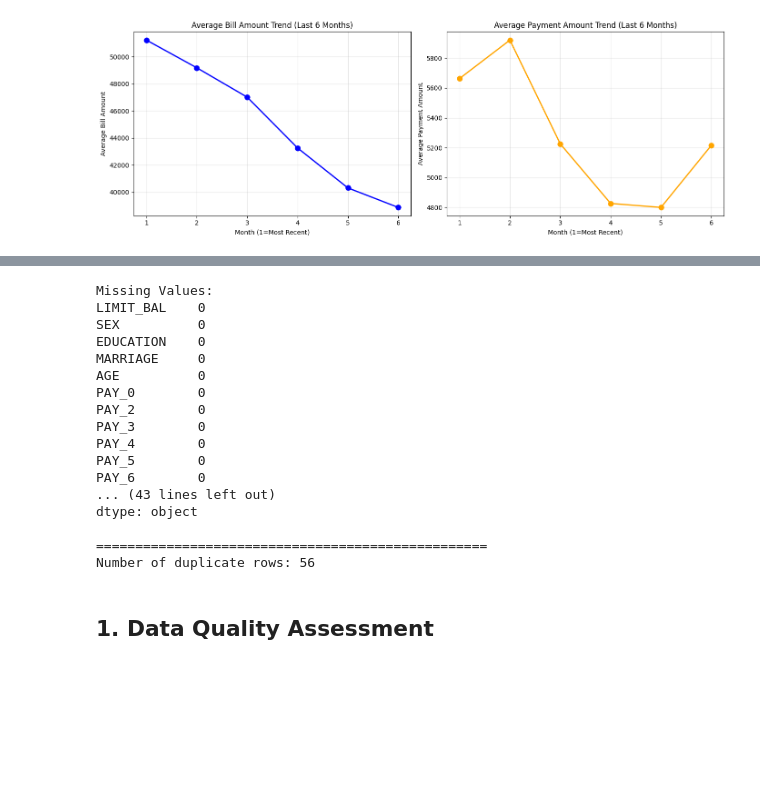
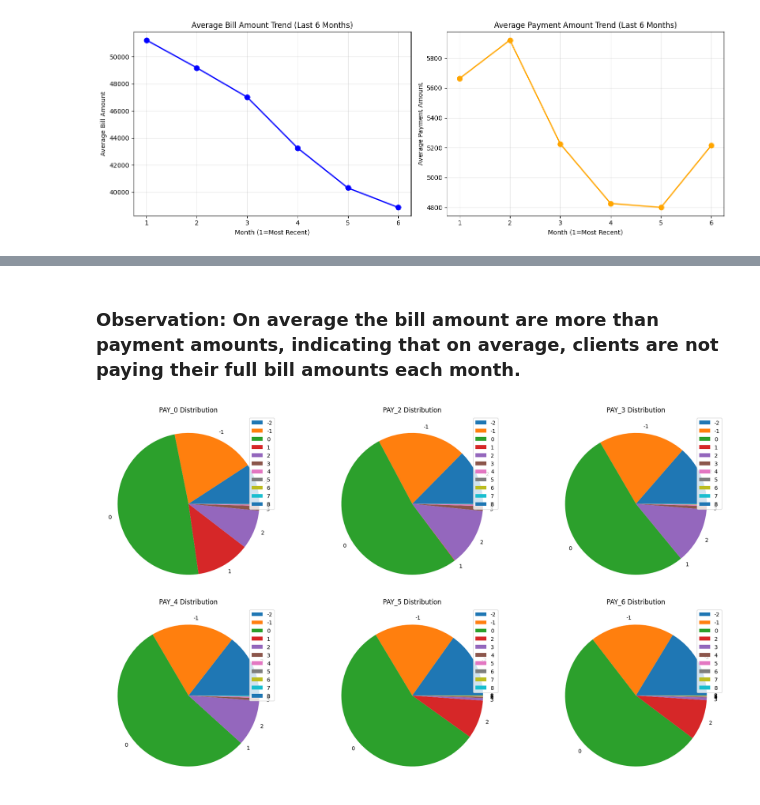
Before and after one commit to c2p-cmd/MLXBenchmark, a Jupyter notebook: src/notebooks/eda.ipynb, the cells around one changed output, grey strips where cells are left out. Cells and saved outputs as stored; diff of their text form; code cells hidden in the pictures; blank space fills up the shorter version.

```diff
--- a/src/notebooks/eda.ipynb
+++ b/src/notebooks/eda.ipynb
@@ -520,16 +219,0 @@ Name: count, dtype: int64
-# %%
-# Box plots to identify outliers
-fig, axes = plt.subplots(2, 2, figsize=(14, 10))
-axes = axes.ravel()
-
-for idx, col in enumerate(numerical_cols):
-    axes[idx].boxplot(X[col], vert=True)
-    axes[idx].set_title(f'Box Plot of {col}')
-    axes[idx].set_ylabel(col)
-
-plt.tight_layout()
-plt.show()
-
-# Statistical summary
-print("\nDetailed Statistics for Key Numerical Features:")
-print(X[numerical_cols].describe())
@@ -596,9 +219,0 @@ plt.show()
-# %%
-# Analyze categorical features
-categorical_cols = ['SEX', 'EDUCATION', 'MARRIAGE']
-
-for col in categorical_cols:
-    print(f"\n{col} Distribution:")
-    print(X[col].value_counts().sort_index())
-    print(f"\nUnique values in {col}: {X[col].unique()}")
-    print("="*50)
@@ -676,35 +220,20 @@ Class Imbalance Ratio: 3.5207956600361663
-# %%
-# Check for missing values
-print("Missing Values:")
-print(X.isnull().sum())
-print("\nTarget Variable Missing Values:")
-print(y.isnull().sum())
-
-# Check data types
-print("\n" + "="*50)
-print("Data Types:")
-print(X.dtypes)
-
-# Check for duplicates
-print("\n" + "="*50)
-print(f"Number of duplicate rows: {X.duplicated().sum()}")
-# %% [output]
-Missing Values:
-LIMIT_BAL    0
-SEX          0
-EDUCATION    0
-MARRIAGE     0
-AGE          0
-PAY_0        0
-PAY_2        0
-PAY_3        0
-PAY_4        0
-PAY_5        0
-PAY_6        0
-... (43 lines left out)
-dtype: object
-
-==================================================
-Number of duplicate rows: 56
-# %% [markdown]
-## 1. Data Quality Assessment
+# %% [markdown]
+### **Observation:** On average the bill amount are more than payment amounts, indicating that on average, clients are not paying their full bill amounts each month.
+# %%
+# Analyze payment status features
+payment_cols = ["PAY_0", "PAY_2", "PAY_3", "PAY_4", "PAY_5", "PAY_6"]
+
+# Visualize payment status
+fig, axes = plt.subplots(2, 3, figsize=(18, 10))
+axes = axes.ravel()
+
+for idx, col in enumerate(payment_cols):
+    X[col].value_counts().sort_index().plot(kind="pie", ax=axes[idx])
+    axes[idx].set_title(f"{col} Distribution")
+    axes[idx].set_ylabel("")
+    axes[idx].legend(loc="upper right")
+
+plt.tight_layout()
+plt.show()
+# %% [output]
+[figure, added]
```
Also changed, not shown: parts of 51 cells of this notebook.
